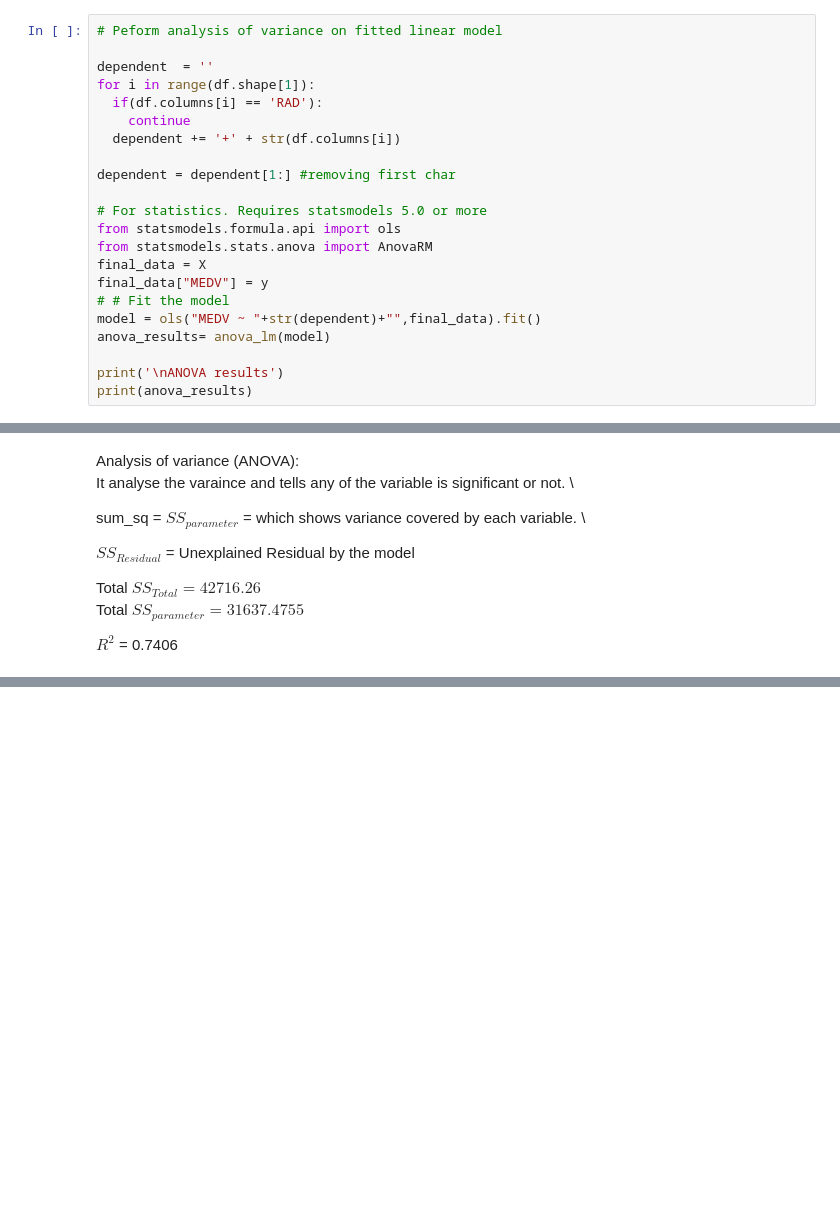
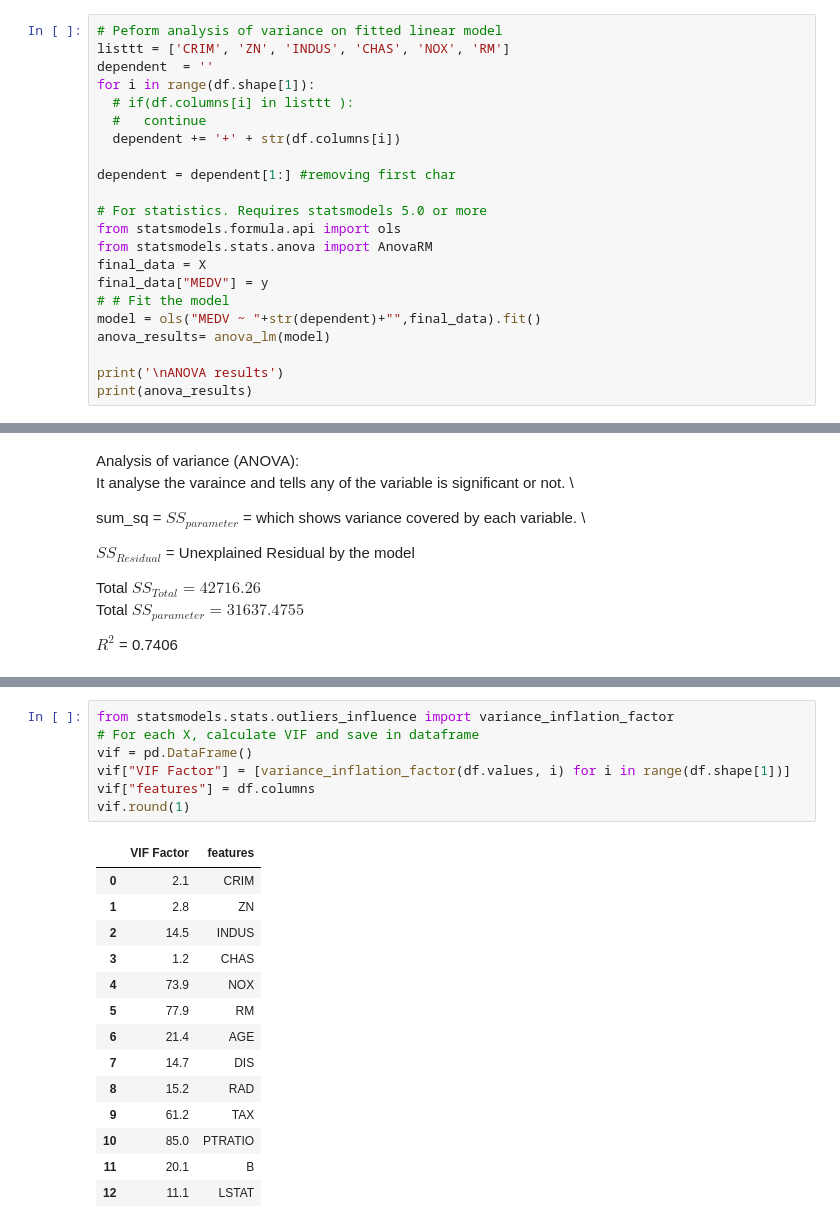
Before and after one commit to pragneshrana/Algo_Trial, a Jupyter notebook: ANOVA_INTERPRETATION.ipynb, the cells around one changed output, grey strips where cells are left out. Drawn from its saved outputs; the diff is of its cells as text; blank space fills up the shorter version.

```diff
--- a/ANOVA_INTERPRETATION.ipynb
+++ b/ANOVA_INTERPRETATION.ipynb
@@ -142,10 +201,10 @@ The model indicates
 # %%
 # Peform analysis of variance on fitted linear model
-
+listtt = ['CRIM', 'ZN', 'INDUS', 'CHAS', 'NOX', 'RM']
 dependent  = ''
 for i in range(df.shape[1]):
-  if(df.columns[i] == 'RAD'):
-    continue
+  # if(df.columns[i] in listtt ):
+  #   continue
   dependent += '+' + str(df.columns[i])
 
 dependent = dependent[1:] #removing first char
@@ -244,0 +351,22 @@ Ex: **Effect of $X_3$** can be obtained by comparing,<br>
+# %%
+from statsmodels.stats.outliers_influence import variance_inflation_factor
+# For each X, calculate VIF and save in dataframe
+vif = pd.DataFrame()
+vif["VIF Factor"] = [variance_inflation_factor(df.values, i) for i in range(df.shape[1])]
+vif["features"] = df.columns
+vif.round(1)
+# %% [output]
+|  | VIF Factor | features |
+| 0 | 2.1 | CRIM |
+| 1 | 2.8 | ZN |
+| 2 | 14.5 | INDUS |
+| 3 | 1.2 | CHAS |
+| 4 | 73.9 | NOX |
+| 5 | 77.9 | RM |
+| 6 | 21.4 | AGE |
+| 7 | 14.7 | DIS |
+| 8 | 15.2 | RAD |
+| 9 | 61.2 | TAX |
+| 10 | 85.0 | PTRATIO |
+| 11 | 20.1 | B |
+| 12 | 11.1 | LSTAT |
```
Also changed, not shown: parts of 13 cells of this notebook.
